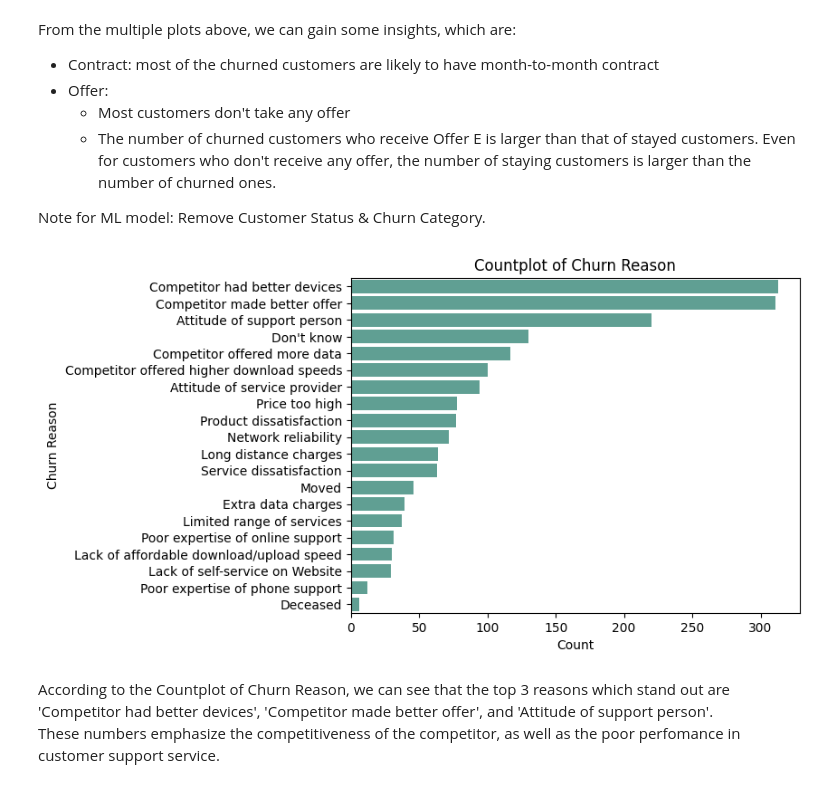
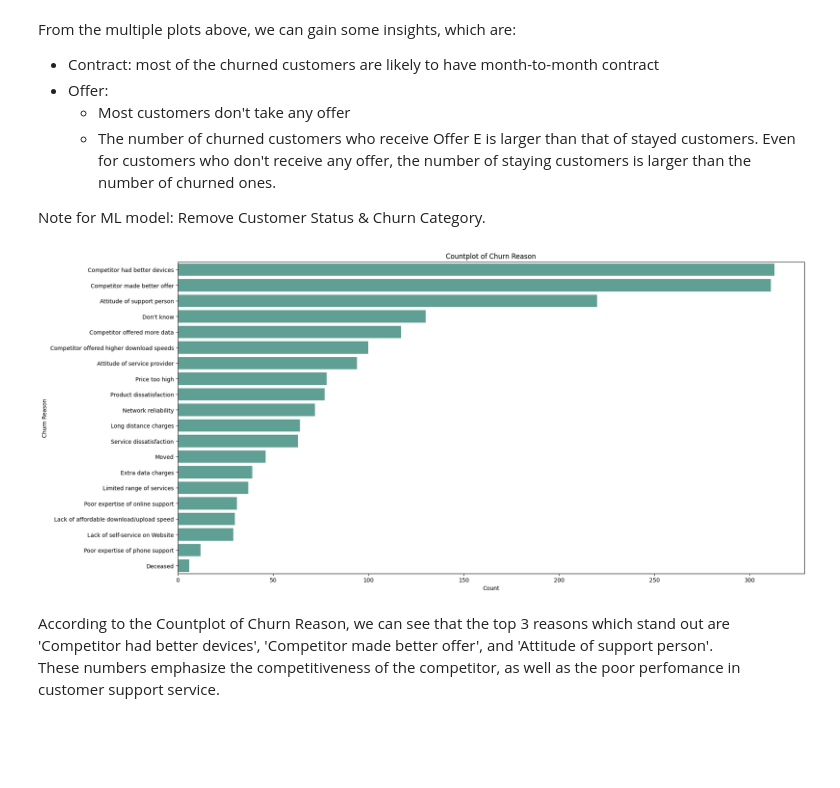
Before and after one commit to Ulderrajd/Telco-Customer-Churn, a Jupyter notebook: Telco_Customer_Churn.ipynb, the cells around one changed output. Cells and saved outputs as stored; diff of their text form; code cells hidden in the pictures; blank space fills up the shorter version.

```diff
--- a/Telco_Customer_Churn.ipynb
+++ b/Telco_Customer_Churn.ipynb
@@ -149,6 +151,6 @@ dtype: int64
 # %% [markdown]
 **Replace Null values**
 # %%
-df.fillna('None', inplace = True)
-print(df.isnull().sum())
+df.fillna('No', inplace = True)
+print(f'Null values: {df.isnull().sum().sum()}')
 # %% [output]
@@ -328,14 +317,15 @@ From the multiple plots above, we can gain some insights, which are:
 
 Note for ML model: Remove Customer Status & Churn Category.
 # %%
-sns.countplot(data = df[df['ChurnReason'] != 'None'], y = 'ChurnReason', color = '#5A9',
-              order = df[df['ChurnReason'] != 'None']['ChurnReason'].value_counts().index)
+plt.figure(figsize = (20,10))
+sns.countplot(data = df[df['ChurnReason'] != 'No'], y = 'ChurnReason', color = '#5A9',
+              order = df[df['ChurnReason'] != 'No']['ChurnReason'].value_counts().index)
 plt.ylabel('Churn Reason')
 plt.xlabel('Count')
 plt.title('Countplot of Churn Reason')
 plt.show()
 # %% [output]
-[figure, old version]
+[figure, new version]
 # %% [markdown]
 According to the Countplot of Churn Reason, we can see that the top 3 reasons which stand out are 'Competitor had better devices', 'Competitor made better offer', and 'Attitude of support person'. <br/>
 These numbers emphasize the competitiveness of the competitor, as well as the poor perfomance in customer support service.
```
Also changed, not shown: parts of 29 cells of this notebook.
